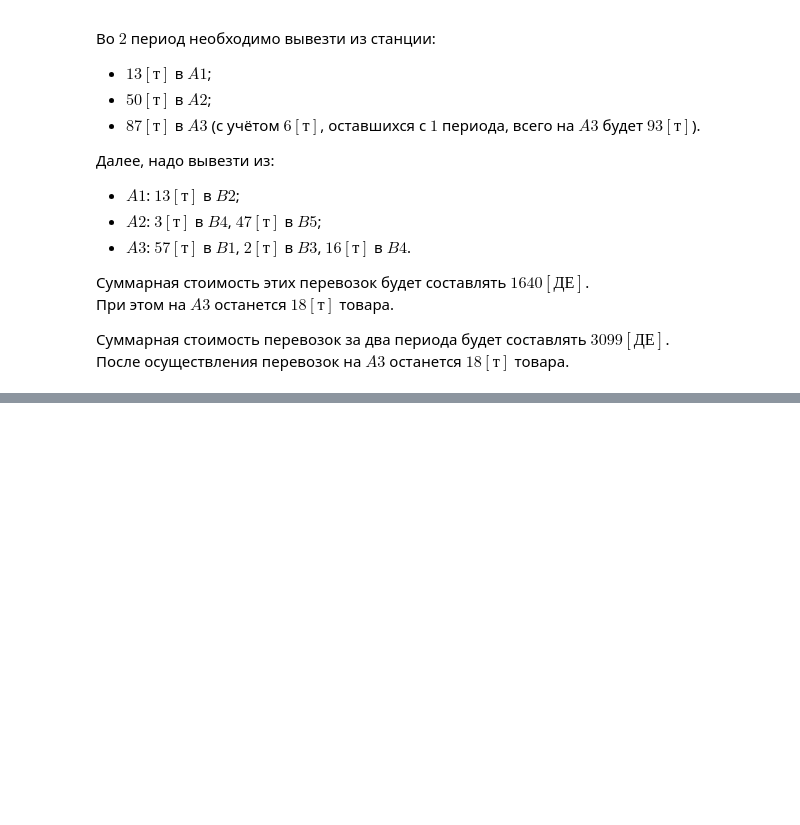
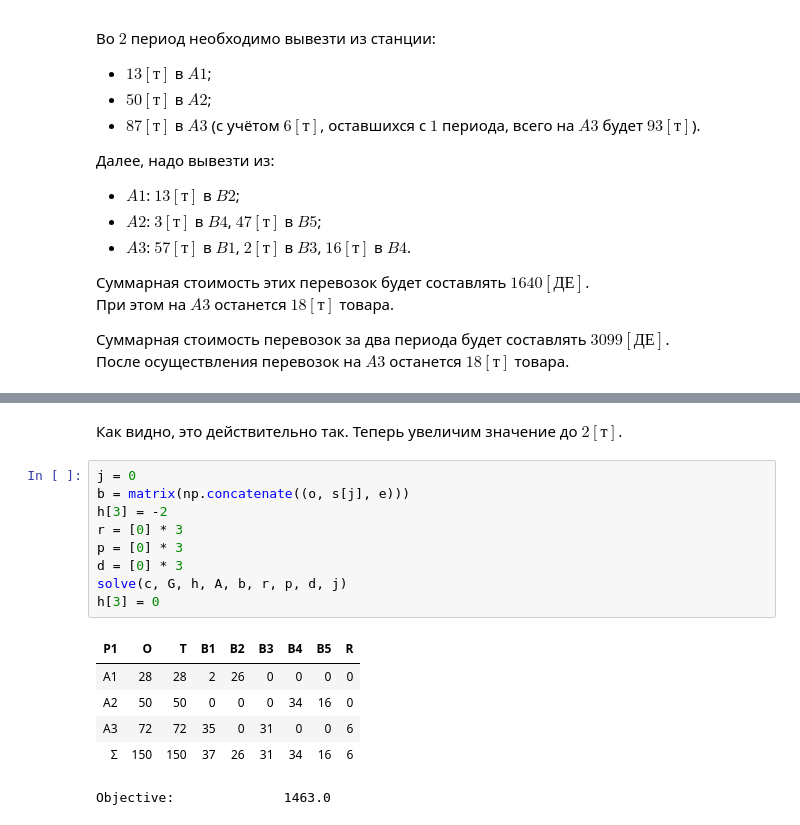
Before and after one commit to Xofrio/optimization_methods, a Jupyter notebook: task_1/task_1.ipynb, the cells around one changed output, grey strips where cells are left out. Saved outputs shown, nothing was run; the diff lists cells and outputs as text; blank space fills up the shorter version.

```diff
--- a/task_1/task_1.ipynb
+++ b/task_1/task_1.ipynb
@@ -403,0 +501,18 @@ Overall price:          3099.0
+# %% [markdown]
+Как видно, это действительно так. Теперь увеличим значение до $2[т]$.
+# %%
+j = 0
+b = matrix(np.concatenate((o, s[j], e)))
+h[3] = -2
+r = [0] * 3
+p = [0] * 3
+d = [0] * 3
+solve(c, G, h, A, b, r, p, d, j)
+h[3] = 0
+# %% [output]
+| P1 | O | T | B1 | B2 | B3 | B4 | B5 | R |
+| A1 | 28 | 28 | 2 | 26 | 0 | 0 | 0 | 0 |
+| A2 | 50 | 50 | 0 | 0 | 0 | 34 | 16 | 0 |
+| A3 | 72 | 72 | 35 | 0 | 31 | 0 | 0 | 6 |
+| Σ | 150 | 150 | 37 | 26 | 31 | 34 | 16 | 6 |
+Objective:              1463.0
```
Also changed, not shown: parts of 15 cells of this notebook, 1 other file.
